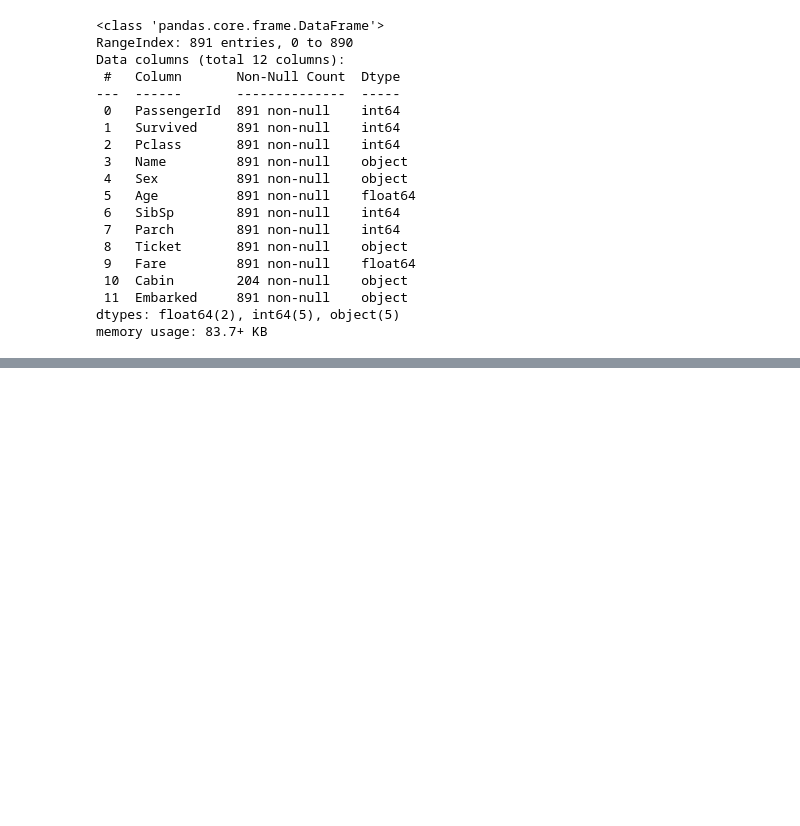
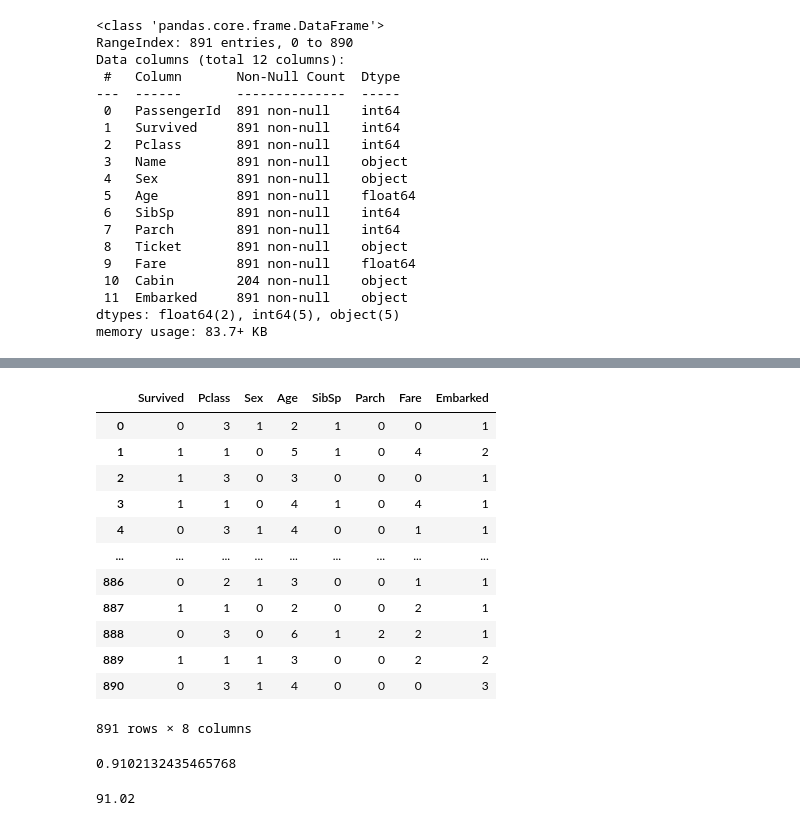
Before and after one commit to Jaiganesh-MK/Kaggle-ML, a Jupyter notebook: Untitled-1.ipynb, the cells around one changed output, grey strips where cells are left out. Saved outputs shown, nothing was run; the diff lists cells and outputs as text; code cells hidden in the pictures; blank space fills up the shorter version.

Commit message:
random forest

```diff
--- a/Untitled-1.ipynb
+++ b/Untitled-1.ipynb
@@ -211,0 +278,8 @@ train
+# %%
+train['Fare'][train['Fare']<=7]=0
+train['Fare'][(train['Fare']>7)&(train['Fare']<=14)]=1
+train['Fare'][(train['Fare']>14)&(train['Fare']<=31)]=2
+train['Fare'][(train['Fare']>31)&(train['Fare']<=50)]=3
+train['Fare'][(train['Fare']>50)&(train['Fare']<=100)]=4
+train['Fare'][(train['Fare']>100)&(train['Fare']<=250)]=5
+train['Fare'][(train['Fare']>250)&(train['Fare']<=512)]=6
@@ -211,0 +392,16 @@ train
+# %%
+train
+# %% [output]
+|  | Survived | Pclass | Sex | Age | SibSp | Parch | Fare | Embarked |
+| 0 | 0 | 3 | 1 | 2 | 1 | 0 | 0 | 1 |
+| 1 | 1 | 1 | 0 | 5 | 1 | 0 | 4 | 2 |
+| 2 | 1 | 3 | 0 | 3 | 0 | 0 | 0 | 1 |
+| 3 | 1 | 1 | 0 | 4 | 1 | 0 | 4 | 1 |
+| 4 | 0 | 3 | 1 | 4 | 0 | 0 | 1 | 1 |
+| ... | ... | ... | ... | ... | ... | ... | ... | ... |
+| 886 | 0 | 2 | 1 | 3 | 0 | 0 | 1 | 1 |
+| 887 | 1 | 1 | 0 | 2 | 0 | 0 | 2 | 1 |
+| 888 | 0 | 3 | 0 | 6 | 1 | 2 | 2 | 1 |
+| 889 | 1 | 1 | 1 | 3 | 0 | 0 | 2 | 2 |
+| 890 | 0 | 3 | 1 | 4 | 0 | 0 | 0 | 3 |
+891 rows × 8 columns
@@ -211,0 +412,12 @@ train
+# %%
+rf=RandomForestClassifier(n_estimators=250)
+rf.fit(x_train,y_train)
+pred=rf.predict(x_test)
+rf.score(x_train,y_train)
+# %% [output]
+0.9102132435465768
+# %%
+acc=round(rf.score(x_train,y_train) * 100, 2)
+acc
+# %% [output]
+91.02
```
Also changed, not shown: parts of 24 cells of this notebook.
